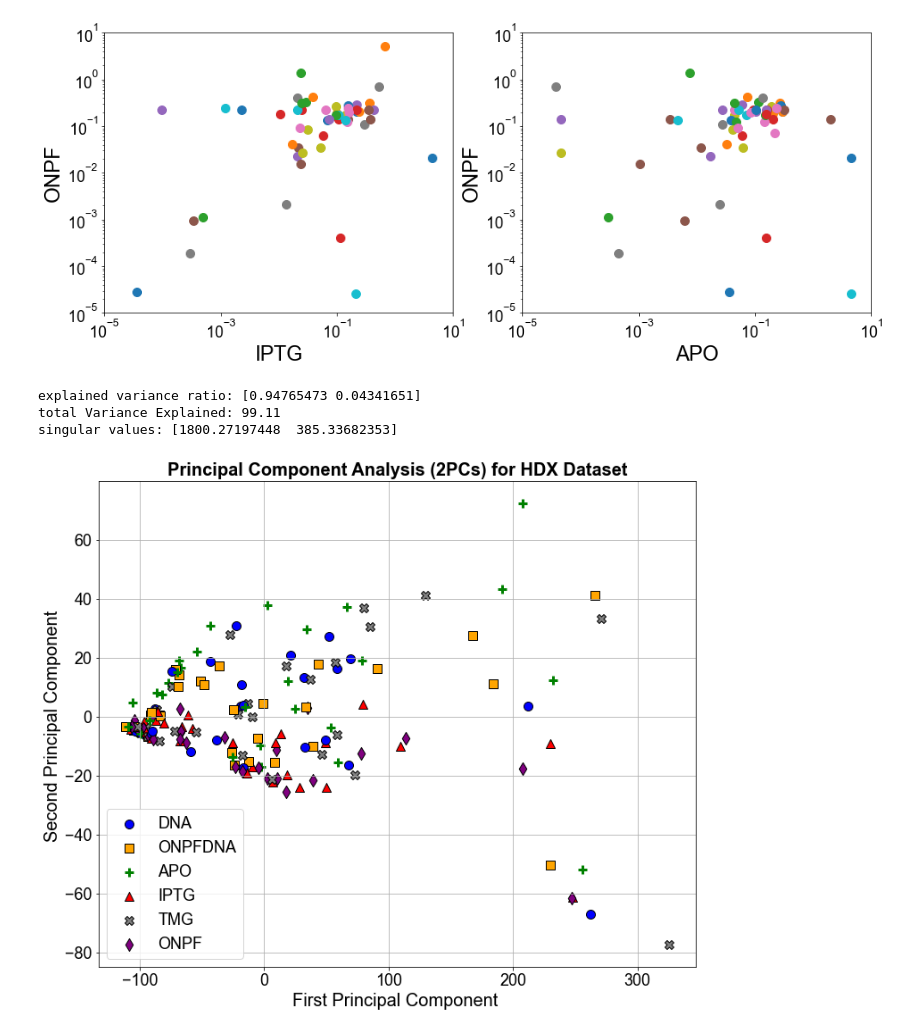
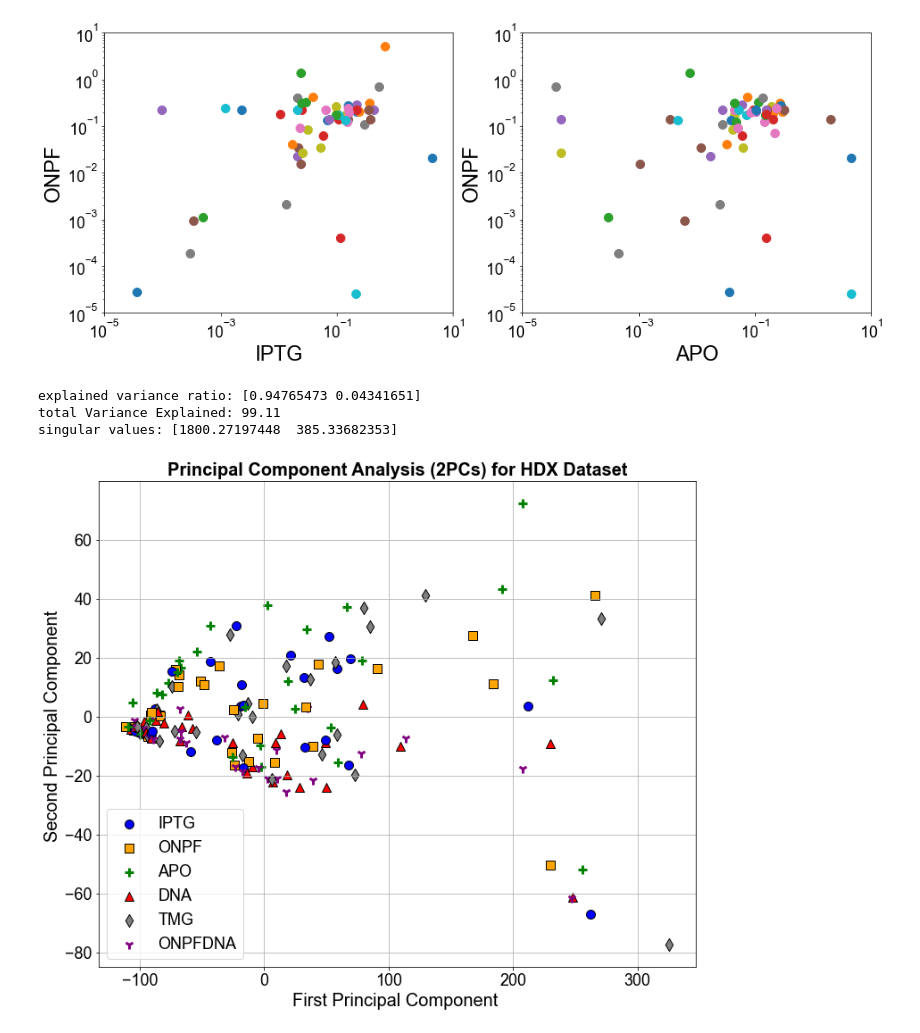
Before and after one commit to anumazam/LacI_HDX, a Jupyter notebook: 20210530_clustering.ipynb, the cells around one changed output. Saved outputs shown, nothing was run; the diff lists cells and outputs as text; code cells hidden in the pictures.

Commit message:
bug in plotting

```diff
--- a/20210530_clustering.ipynb
+++ b/20210530_clustering.ipynb
@@ -376,8 +376,8 @@ shape_dict = {
     'ONPF' : 's',
     'APO' : '+',
     'DNA' : '^',
-    'TMG' : 'X',
-    'ONPFDNA' : 'd'}
+    'TMG' : 'd',
+    'ONPFDNA' : '1'}
 
 
 # color_dict = {
@@ -435,32 +435,32 @@ shape_dict = {
 # 'SSCYIPPLTTIKQD' : 'lightgray',
 # 'FRLL' : 'beige',
 # 'FRLLGQTSV' : 'pink',
 # 'LGQTSVDR' : 'aliceblue',
 # 'GQTSVDRL' : 'wheat',
 # 'LLQL' : 'cornsilk'
 # }
 states = list(set(z_list))
 peptides = list(set(y_list))
 
 i = 0
 while i < 171:
     result_df_ = result_df.iloc[i]
     state_ = result_df_['state']
     peptide_ = result_df_['peptide']
     ax.scatter(result_df_['PC1'], result_df_['PC2'],
                color = color_dict.get(state_),
                marker = shape_dict.get(state_),
                s = 100,
                edgecolors = 'k')
 #     ax.annotate(peptide_, (result_df_['PC1'], result_df_['PC2']), font = 'Arial', fontsize = 7)
     i = i + 1
 
 # ax.set_ylim(-40,40)
 # ax.set_xlim(-120,100)
-ax.legend(states)
+ax.legend(shape_dict.keys())
 ax.grid()
 # %% [output]
 explained variance ratio: [0.94765473 0.04341651]
 total Variance Explained: 99.11
 singular values: [1800.27197448  385.33682353]
-[figure, old version]
+[figure, new version]
```
